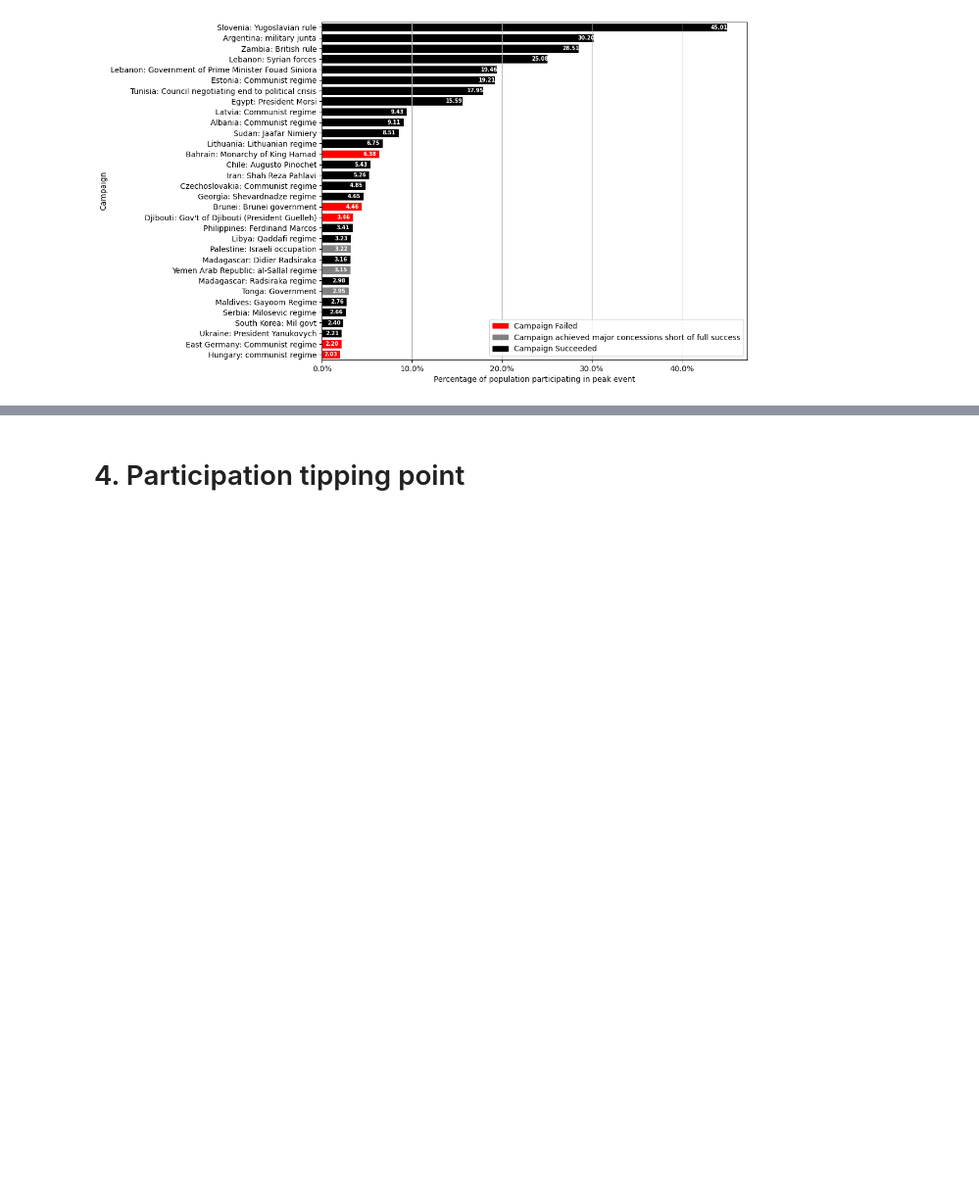
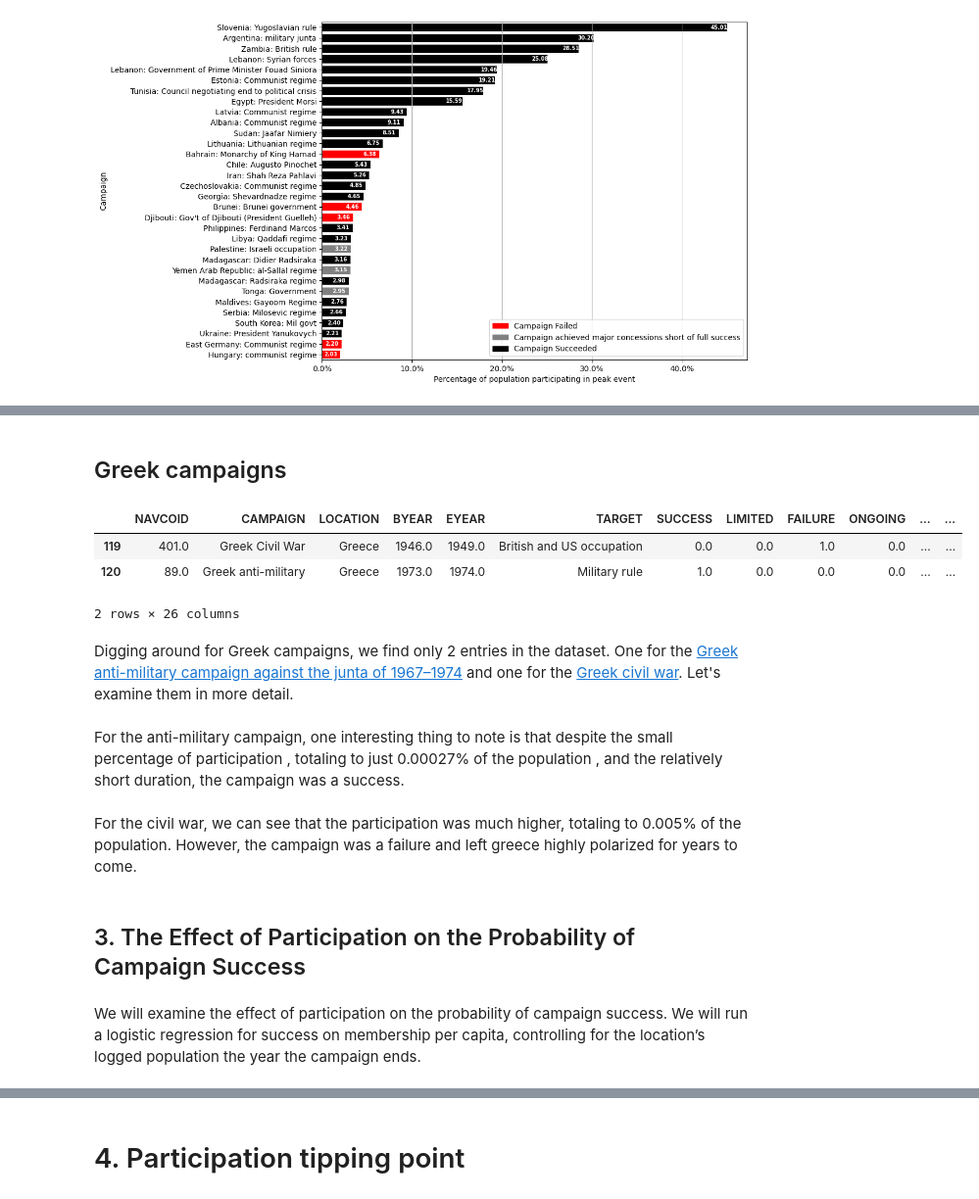
Before and after one commit to nickkatsios/civil-resistance-analysis, a Jupyter notebook: civil_resistance_analysis/analysis.ipynb, the cells around one changed output, grey strips where cells are left out. Shown at 98% size. Cells and saved outputs as stored; diff of their text form; code cells hidden in the pictures; blank space fills up the shorter version.

```diff
--- a/civil_resistance_analysis/analysis.ipynb
+++ b/civil_resistance_analysis/analysis.ipynb
@@ -207,0 +211,20 @@ Name: PERCENTAGEPOPULARPARTICIPATION, dtype: float64
+# %% [markdown]
+## Greek campaigns
+# %%
+greek_campaigns = campaigns[campaigns['LOCATION'] == 'Greece']
+greek_campaigns
+# %% [output]
+|  | NAVCOID | CAMPAIGN | LOCATION | BYEAR | EYEAR | TARGET | SUCCESS | LIMITED | FAILURE | ONGOING | ... | ... |
+| 119 | 401.0 | Greek Civil War | Greece | 1946.0 | 1949.0 | British and US occupation | 0.0 | 0.0 | 1.0 | 0.0 | ... | ... |
+| 120 | 89.0 | Greek anti-military | Greece | 1973.0 | 1974.0 | Military rule | 1.0 | 0.0 | 0.0 | 0.0 | ... | ... |
+2 rows × 26 columns
+# %% [markdown]
+Digging around for Greek campaigns, we find only 2 entries in the dataset. One for the [Greek anti-military campaign against the junta of 1967–1974](https://en.wikipedia.org/wiki/Greek_junta#Anti-junta_movement) and one for the [Greek civil war](https://en.wikipedia.org/wiki/Greek_Civil_War). Let's examine them in more detail.
+# %% [markdown]
+For the anti-military campaign, one interesting thing to note is that despite the small percentage of participation , totaling to just 0.00027% of the population , and the relatively short duration, the campaign was a success.
+# %% [markdown]
+For the civil war, we can see that the participation was much higher, totaling to 0.005% of the population. However, the campaign was a failure and left greece highly polarized for years to come.
+# %% [markdown]
+## 3. The Effect of Participation on the Probability of Campaign Success
+# %% [markdown]
+We will examine the effect of participation on the probability of campaign success. We will run a logistic regression for success on membership per capita, controlling for the location’s logged population the year the campaign ends.
```
Also changed, not shown: parts of 63 cells of this notebook.
